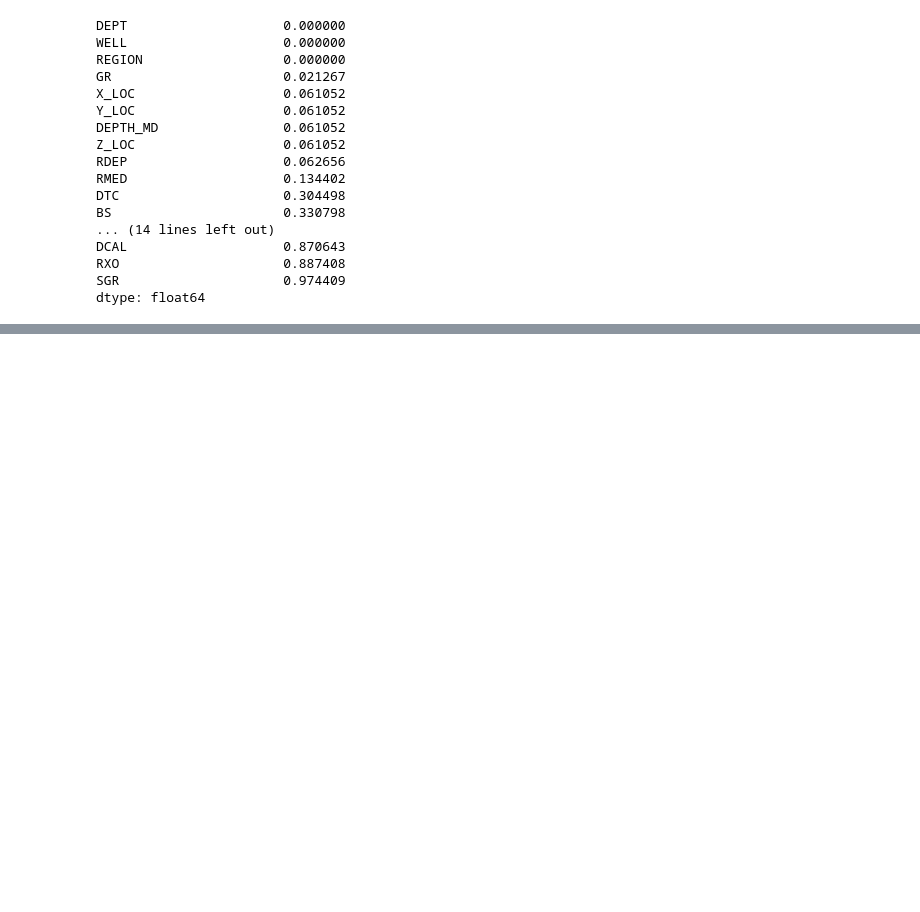
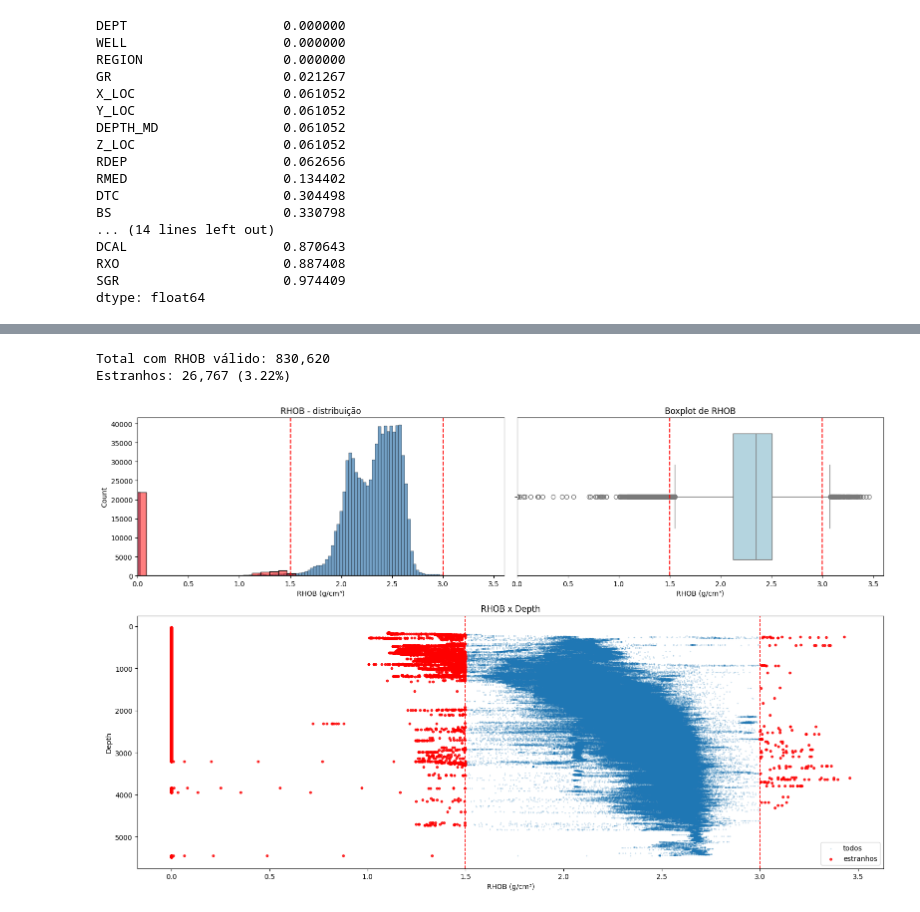
Before and after one commit to marcusvbrangel/wolf-petrophysics-analitics, a Jupyter notebook: 01-analitics/wolf-petrophysics-analitics.ipynb, the cells around one changed output, grey strips where cells are left out. Saved outputs shown, nothing was run; the diff lists cells and outputs as text; code cells hidden in the pictures; blank space fills up the shorter version.

```diff
--- a/01-analitics/wolf-petrophysics-analitics.ipynb
+++ b/01-analitics/wolf-petrophysics-analitics.ipynb
@@ -170,0 +554,55 @@ dtype: float64
+# %%
+# Colunas necessárias
+plot_df = final_df[["DEPT", "RHOB"]].dropna().copy()
+
+# Limites iniciais de QC para RHOB
+rhob_min = 1.5
+rhob_max = 3.0
+
+mask = (plot_df["RHOB"] <= rhob_min) | (plot_df["RHOB"] >= rhob_max)
+estranhos = plot_df.loc[mask].copy()
+
+print(f"Total com RHOB válido: {len(plot_df):,}")
+print(f"Estranhos: {len(estranhos):,} ({len(estranhos)/len(plot_df):.2%})")
+
+fig = plt.figure(figsize=(16, 10))
+gs = fig.add_gridspec(2, 2, height_ratios=[1, 1.6])
+
+# 1. Histplot
+ax1 = fig.add_subplot(gs[0, 0])
+sns.histplot(plot_df["RHOB"], bins=120, color="steelblue", ax=ax1)
+sns.histplot(estranhos["RHOB"], bins=40, color="red", alpha=0.5, ax=ax1)
+ax1.axvline(rhob_min, color="red", linestyle="--", linewidth=1.5)
+ax1.axvline(rhob_max, color="red", linestyle="--", linewidth=1.5)
+ax1.set_title("RHOB - distribuição")
+ax1.set_xlabel("RHOB (g/cm³)")
+ax1.set_ylabel("Count")
+ax1.set_xlim(0, 3.6)
+
+# 2. Boxplot
+ax2 = fig.add_subplot(gs[0, 1])
+sns.boxplot(x=plot_df["RHOB"], ax=ax2, color="lightblue")
+ax2.axvline(rhob_min, color="red", linestyle="--", linewidth=1.5)
+ax2.axvline(rhob_max, color="red", linestyle="--", linewidth=1.5)
+ax2.set_title("Boxplot de RHOB")
+ax2.set_xlabel("RHOB (g/cm³)")
+ax2.set_xlim(0, 3.6)
+
+# 3. RHOB por profundidade
+ax3 = fig.add_subplot(gs[1, :])
+ax3.scatter(plot_df["RHOB"], plot_df["DEPT"], s=2, alpha=0.12, label="todos")
+ax3.scatter(estranhos["RHOB"], estranhos["DEPT"], s=10, color="red", alpha=0.8, label="estranhos")
+ax3.axvline(rhob_min, color="red", linestyle="--", linewidth=1.2)
+ax3.axvline(rhob_max, color="red", linestyle="--", linewidth=1.2)
+ax3.invert_yaxis()
+ax3.set_title("RHOB x Depth")
+ax3.set_xlabel("RHOB (g/cm³)")
+ax3.set_ylabel("Depth")
+ax3.legend()
+
+plt.tight_layout()
+plt.show()
+# %% [output]
+Total com RHOB válido: 830,620
+Estranhos: 26,767 (3.22%)
+[figure, added]
```
Also changed, not shown: parts of 34 cells of this notebook.
